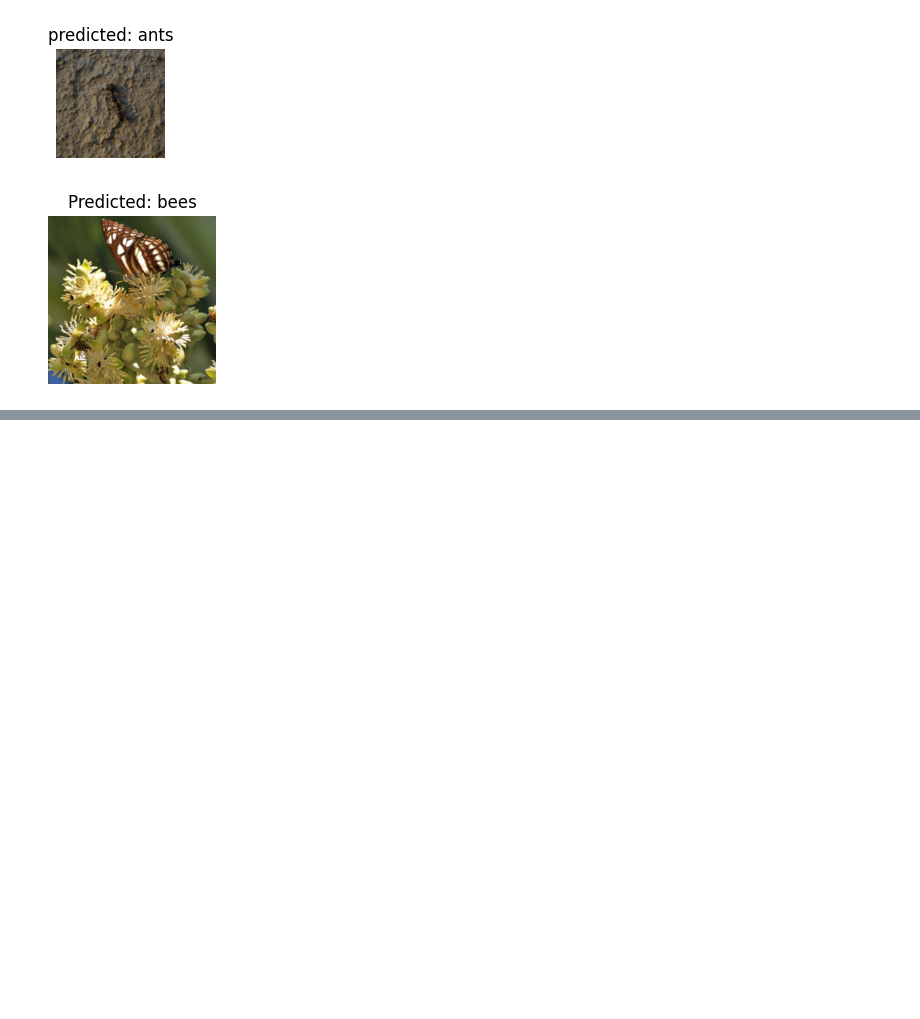
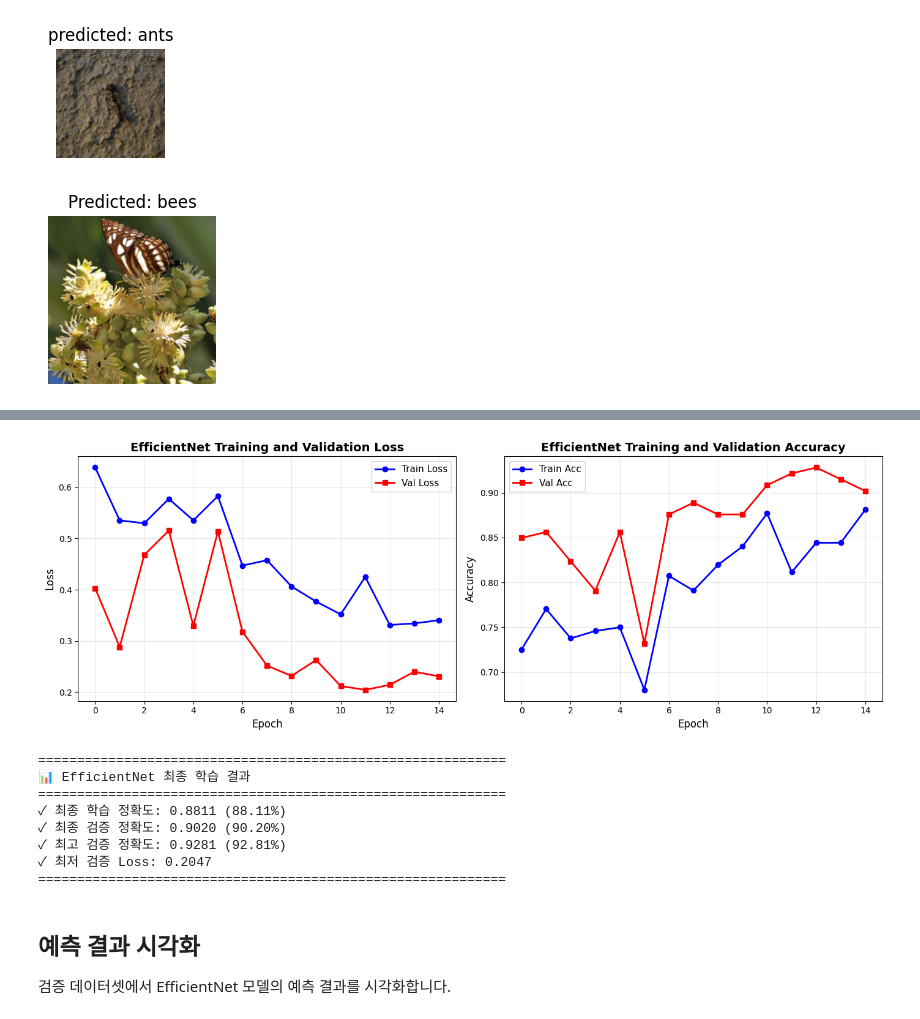
Before and after one commit to SongRoute/AI_study, a Jupyter notebook: week10/practice10.ipynb, the cells around one changed output, grey strips where cells are left out. Saved outputs shown, nothing was run; the diff lists cells and outputs as text; code cells hidden in the pictures; blank space fills up the shorter version.

```diff
--- a/week10/practice10.ipynb
+++ b/week10/practice10.ipynb
@@ -304,0 +425,11 @@ plt.show()
+# %%
+# EfficientNet 모델 학습 실행 (15 에포크)
+print("🚀 EfficientNet 학습 시작!\n")
+
+efficientnet_model, eff_history = train_efficientnet(
+    efficientnet_model,
+    criterion_eff,
+    optimizer_eff,
+    scheduler_eff,
+    num_epochs=15
+)
@@ -304,0 +454,48 @@ plt.show()
+# %%
+# 학습 결과 그래프 시각화
+fig, axes = plt.subplots(1, 2, figsize=(14, 5))
+
+# Loss 그래프
+axes[0].plot(eff_history['train_loss'], 'b-', label='Train Loss', linewidth=2, marker='o')
+axes[0].plot(eff_history['val_loss'], 'r-', label='Val Loss', linewidth=2, marker='s')
+axes[0].set_xlabel('Epoch', fontsize=12)
+axes[0].set_ylabel('Loss', fontsize=12)
+axes[0].set_title('EfficientNet Training and Validation Loss', fontsize=14, fontweight='bold')
+axes[0].legend(fontsize=11)
+axes[0].grid(True, alpha=0.3)
+
+# Accuracy 그래프
+axes[1].plot(eff_history['train_acc'], 'b-', label='Train Acc', linewidth=2, marker='o')
+axes[1].plot(eff_history['val_acc'], 'r-', label='Val Acc', linewidth=2, marker='s')
+axes[1].set_xlabel('Epoch', fontsize=12)
+axes[1].set_ylabel('Accuracy', fontsize=12)
+axes[1].set_title('EfficientNet Training and Validation Accuracy', fontsize=14, fontweight='bold')
+axes[1].legend(fontsize=11)
+axes[1].grid(True, alpha=0.3)
+
+plt.tight_layout()
+plt.show()
+
+# 최종 결과 출력
+print("\n" + "="*60)
+print("📊 EfficientNet 최종 학습 결과")
+print("="*60)
+print(f"✓ 최종 학습 정확도: {eff_history['train_acc'][-1]:.4f} ({eff_history['train_acc'][-1]*100:.2f}%)")
+print(f"✓ 최종 검증 정확도: {eff_history['val_acc'][-1]:.4f} ({eff_history['val_acc'][-1]*100:.2f}%)")
+print(f"✓ 최고 검증 정확도: {max(eff_history['val_acc']):.4f} ({max(eff_history['val_acc'])*100:.2f}%)")
+print(f"✓ 최저 검증 Loss: {min(eff_history['val_loss']):.4f}")
+print("="*60)
+# %% [output]
+[figure, added]
+============================================================
+📊 EfficientNet 최종 학습 결과
+============================================================
+✓ 최종 학습 정확도: 0.8811 (88.11%)
+✓ 최종 검증 정확도: 0.9020 (90.20%)
+✓ 최고 검증 정확도: 0.9281 (92.81%)
+✓ 최저 검증 Loss: 0.2047
+============================================================
+# %% [markdown]
+## 예측 결과 시각화
+
+검증 데이터셋에서 EfficientNet 모델의 예측 결과를 시각화합니다.
```
Also changed, not shown: parts of 7 cells of this notebook.
